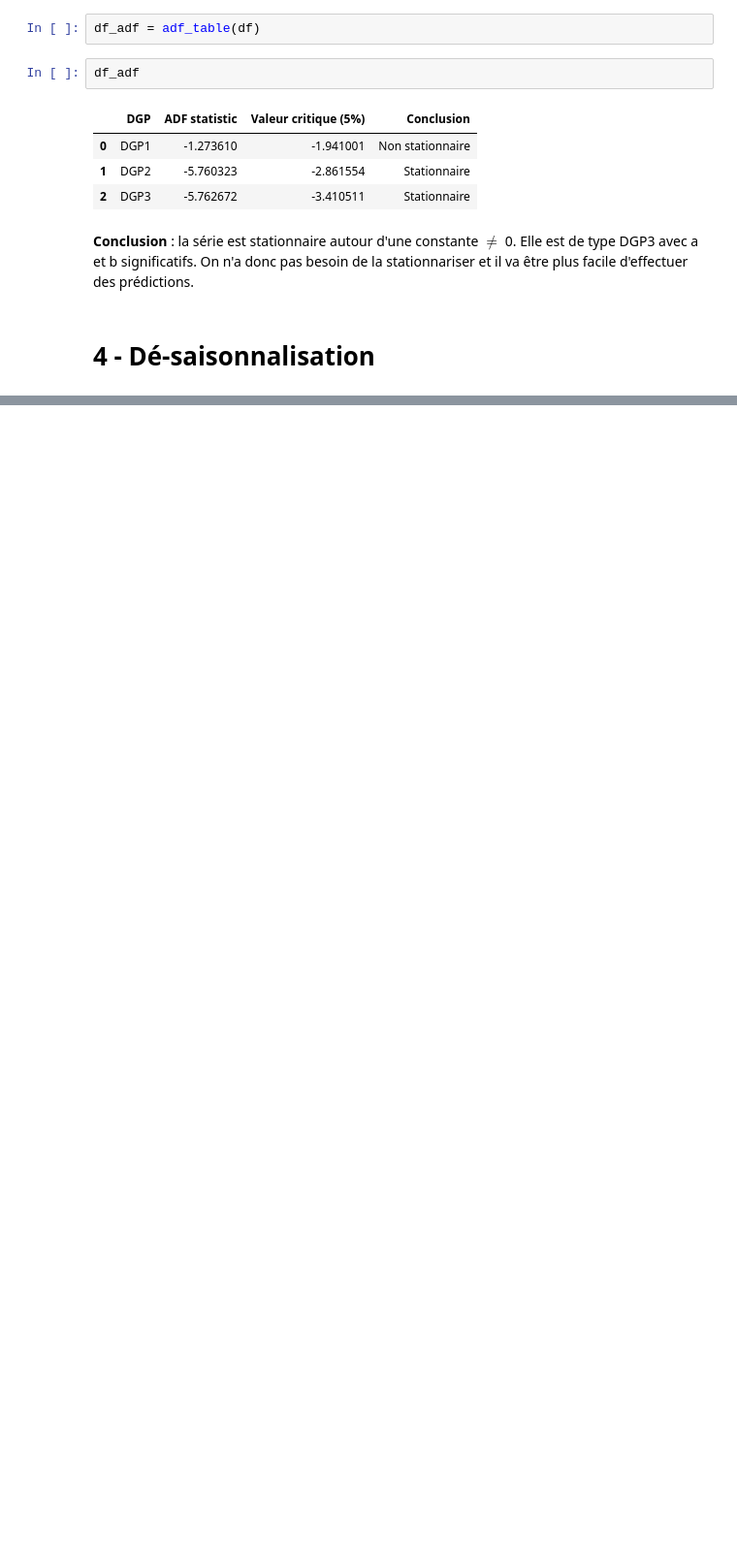
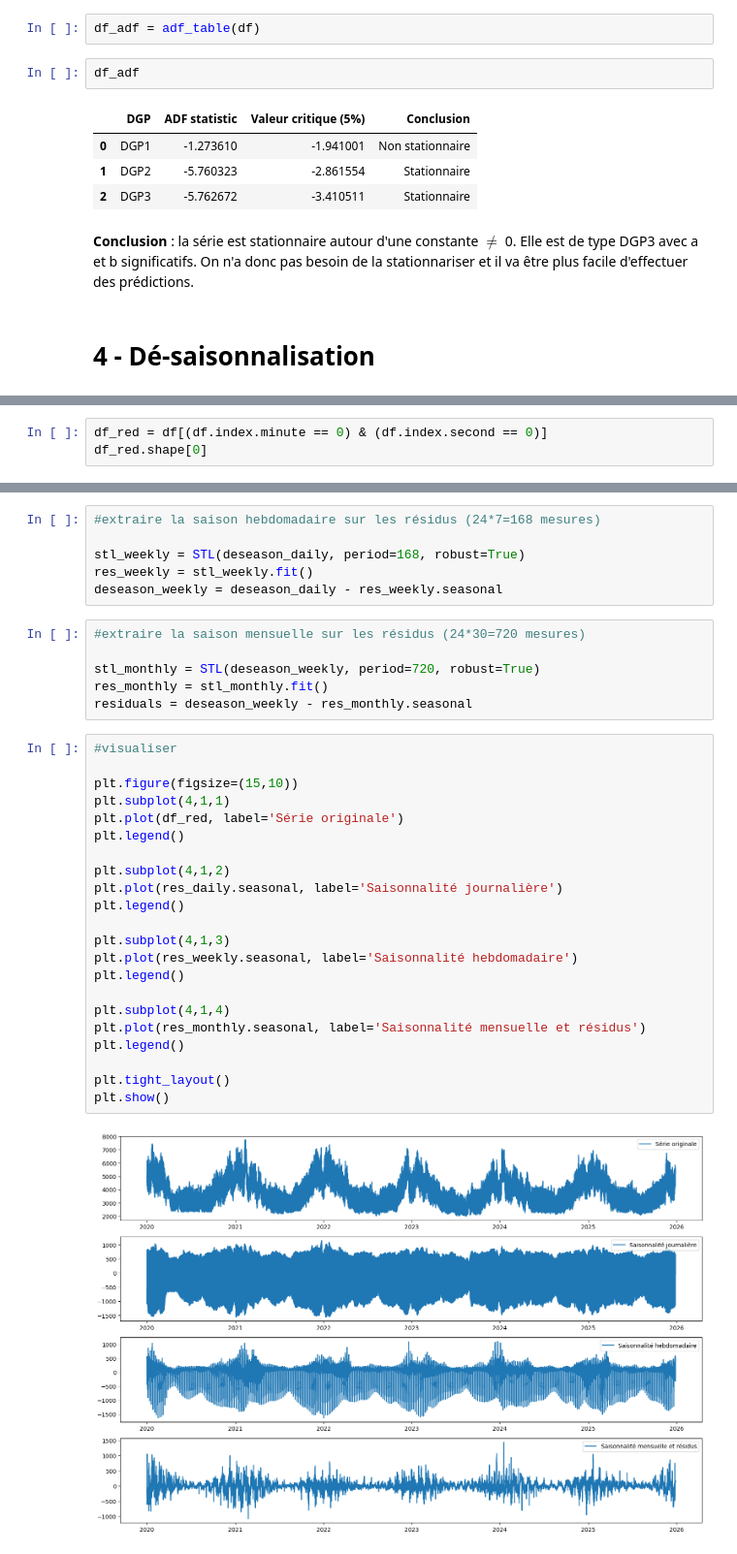
Before and after one commit to angelagrimaud/projet_pythonds, a Jupyter notebook: notebooks/pred_conso.ipynb, the cells around one changed output, grey strips where cells are left out. Shown at 97% size. Drawn from its saved outputs; the diff is of its cells as text; blank space fills up the shorter version.

```diff
--- a/notebooks/pred_conso.ipynb
+++ b/notebooks/pred_conso.ipynb
@@ -154,0 +129,3 @@ plt.show()
+# %%
+df_red = df[(df.index.minute == 0) & (df.index.second == 0)]
+df_red.shape[0]
@@ -154,0 +142,36 @@ plt.show()
+# %%
+#extraire la saison hebdomadaire sur les résidus (24*7=168 mesures)
+
+stl_weekly = STL(deseason_daily, period=168, robust=True)
+res_weekly = stl_weekly.fit()
+deseason_weekly = deseason_daily - res_weekly.seasonal
+# %%
+#extraire la saison mensuelle sur les résidus (24*30=720 mesures)
+
+stl_monthly = STL(deseason_weekly, period=720, robust=True)
+res_monthly = stl_monthly.fit()
+residuals = deseason_weekly - res_monthly.seasonal
+# %%
+#visualiser
+
+plt.figure(figsize=(15,10))
+plt.subplot(4,1,1)
+plt.plot(df_red, label='Série originale')
+plt.legend()
+
+plt.subplot(4,1,2)
+plt.plot(res_daily.seasonal, label='Saisonnalité journalière')
+plt.legend()
+
+plt.subplot(4,1,3)
+plt.plot(res_weekly.seasonal, label='Saisonnalité hebdomadaire')
+plt.legend()
+
+plt.subplot(4,1,4)
+plt.plot(res_monthly.seasonal, label='Saisonnalité mensuelle et résidus')
+plt.legend()
+
+plt.tight_layout()
+plt.show()
+# %% [output]
+[figure, added]
```
Also changed, not shown: parts of 40 cells of this notebook, 1 other file.
